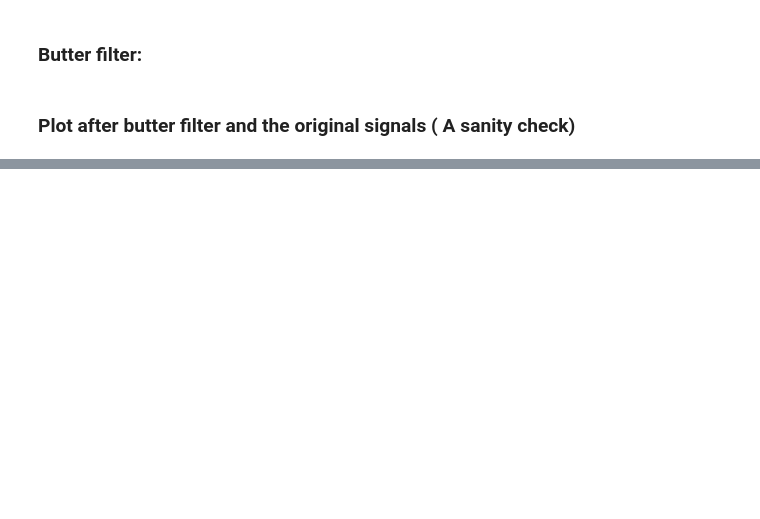
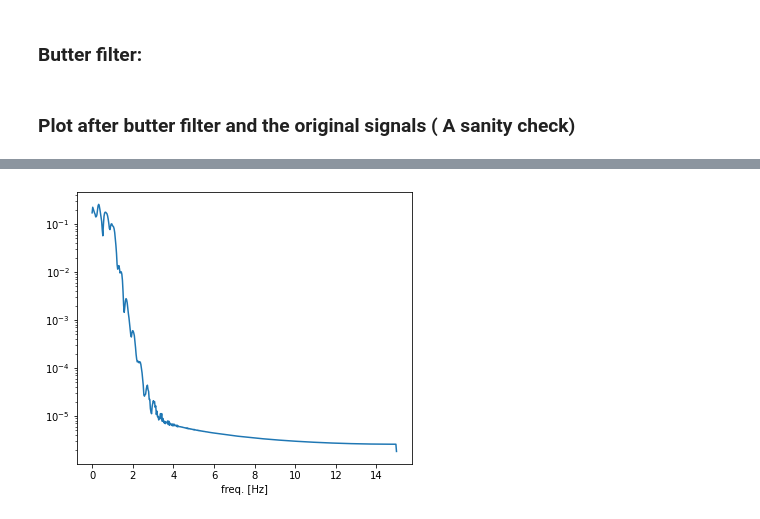
Before and after one commit to eyalgolan/KOIOS, a Jupyter notebook: basic_implementation.ipynb, the cells around one changed output, grey strips where cells are left out. Drawn from its saved outputs; the diff is of its cells as text; code cells hidden in the pictures; blank space fills up the shorter version.

```diff
--- a/basic_implementation.ipynb
+++ b/basic_implementation.ipynb
@@ -213,0 +221,11 @@ logging.info("Finished parsing the video.")
+# %%
+f,p = signal.welch(greens_buttered, fps, 'flattop', nperseg = 1024, scaling='spectrum')
+f = f.reshape(1,513).tolist()[0]
+a = np.sqrt(p)
+b = a.tolist()[0]
+plt.figure(figsize=(6,5))
+plt.semilogy(f,b)
+plt.xlabel("freq. [Hz]")
+plt.show()
+# %% [output]
+[figure, added]
```
Also changed, not shown: parts of 5 cells of this notebook.
